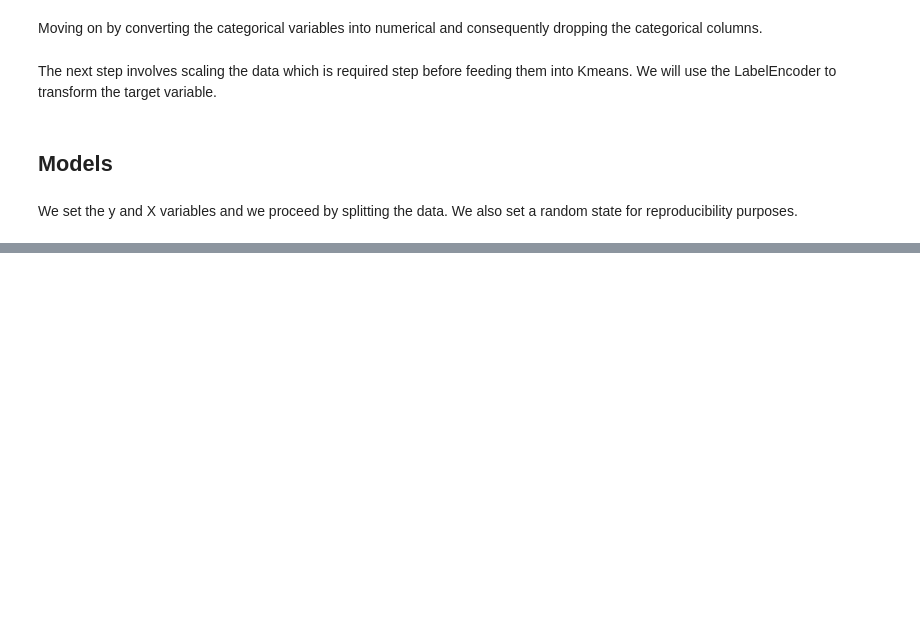
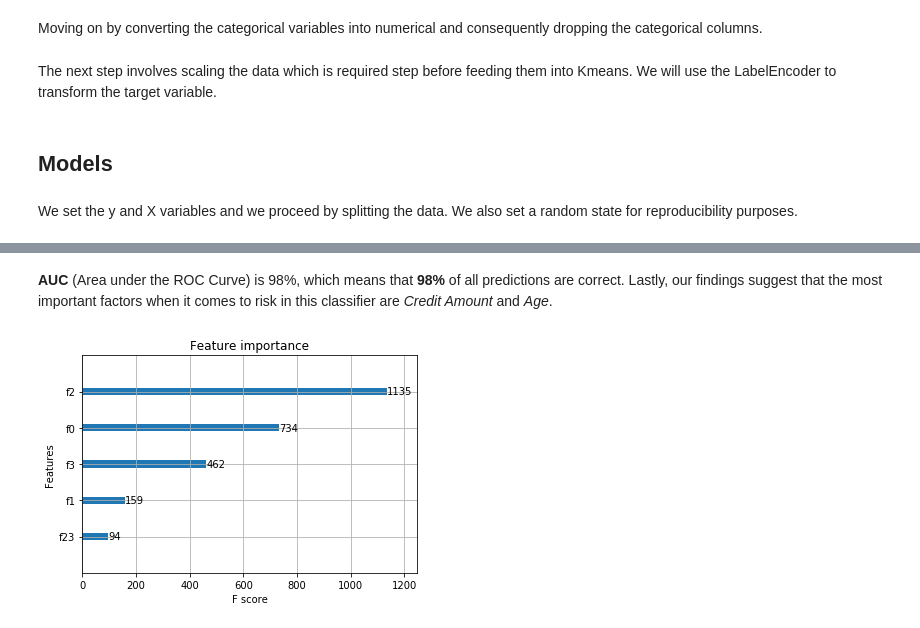
Before and after one commit to pvts/credit-risk-classification, a Jupyter notebook: Credit Risk Classification.ipynb, the cells around one changed output, grey strips where cells are left out. Cells and saved outputs as stored; diff of their text form; code cells hidden in the pictures; blank space fills up the shorter version.

```diff
--- a/Credit Risk Classification.ipynb
+++ b/Credit Risk Classification.ipynb
@@ -262,0 +391,8 @@ and FP = False Positive <br> <br>
+# %% [markdown]
+**AUC** (Area under the ROC Curve) is 98%, which means that **98%** of all predictions are correct. Lastly, our findings suggest that the most important factors when it comes to risk in this classifier are *Credit Amount* and *Age*.
+# %%
+#plot of feature importance
+plot_importance(xgb_tuned, max_num_features=5)
+plt.show()
+# %% [output]
+[figure, added]
```
Also changed, not shown: parts of 12 cells of this notebook.
